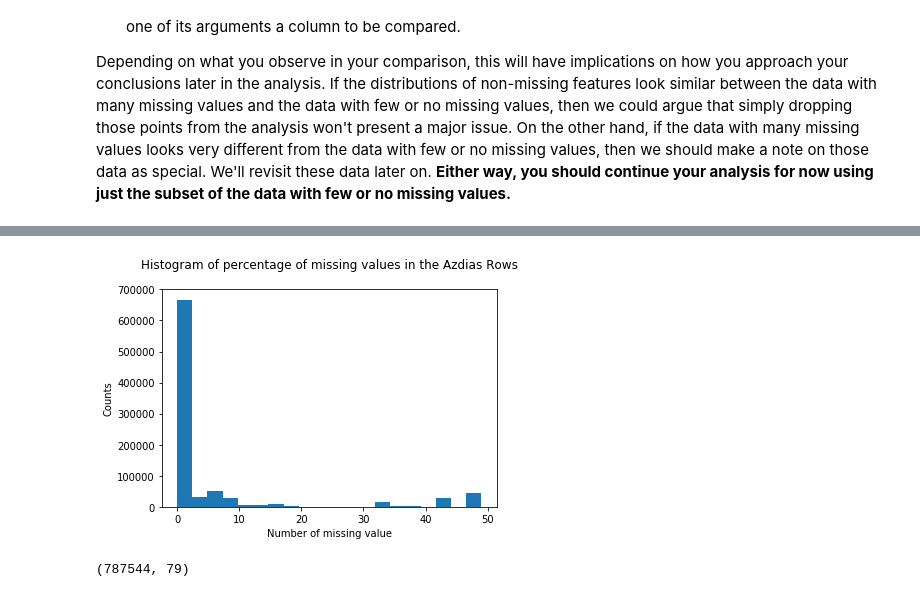
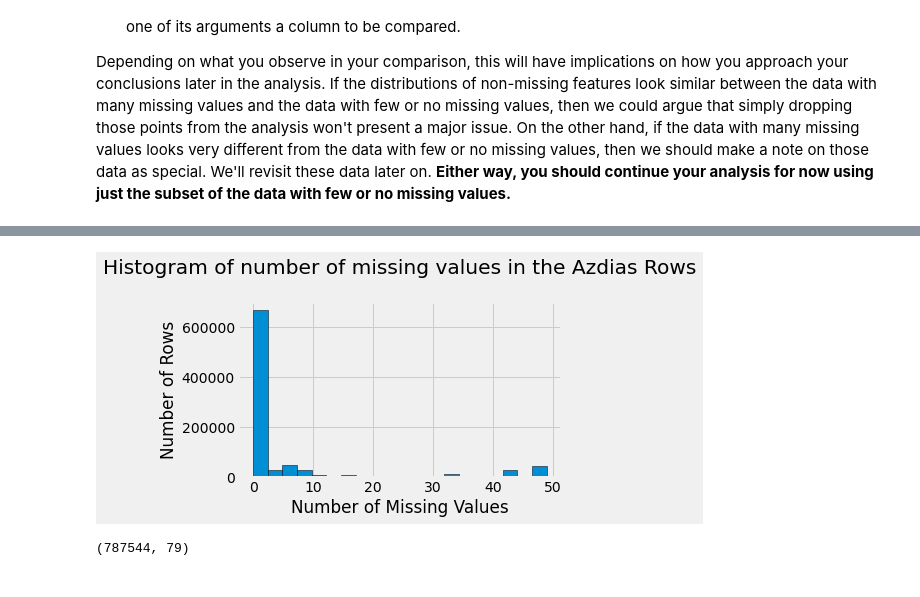
Before and after one commit to SaiManidevi/Identify-Customer-Segments---Unsupervised-Learning-Project, a Jupyter notebook: Identify_Customer_Segments_june_.ipynb, the cells around one changed output, grey strips where cells are left out. Saved outputs shown, nothing was run; the diff lists cells and outputs as text; code cells hidden in the pictures.

```diff
--- a/Identify_Customer_Segments_june_.ipynb
+++ b/Identify_Customer_Segments_june_.ipynb
@@ -119,14 +141,20 @@ Data type of missing_or_unknown column value before modifying: <class 'str'>
 # %%
+# Step 1 - Convert the feat_info column -'missing_or_unknown' from String/Object type to List of int values
+# Step 2 - After converting to List, for each 'attribute' in nan_azdias dataframe,
+# find the missing values and convert to NaNs
 for i, missing in enumerate(missing_unknown_col):
     # 1. Remove [ ] square brackets from each 'missing' string
     missing = missing.strip('[')
     missing = missing.strip(']')
     # 2. Convert the string to list using the string.split()
     missing = missing.split(',')
-    # 3. Convert all numbers as String to int in the list
-    missing = [int(missing_string) if (missing_string!='' and missing_string!='X' and missing_string!='XX') else missing_string for missing_string in missing]
-    # 4. Assign the modified list of missing_or_unknown values to feat_info's column
+    # 3. Convert all numbers which are Strings to int in the list
+    missing = [int(m) if (m != '' and m != 'X' and m != 'XX') else m for m in missing]
+    # 4. Assign the modified list of missing_or_unknown values to nan_feat_info's column
     nan_feat_info['missing_or_unknown'][i] = missing
-    nan_azdias = nan_azdias.replace({feat_info.iloc[i]['attribute']: missing}, np.nan)
+    # 5. Get the attribute at index i
+    attribute = nan_feat_info.iloc[i]['attribute']
+    # 6. In the nan_azdias dataframe, for each missing value replace it with NaN
+    nan_azdias[attribute] = nan_azdias[attribute].replace(missing, np.nan)
 # %%
 print(nan_feat_info.head())
@@ -213,0 +256,9 @@ plt.show()
+# %%
+plt.style.use("fivethirtyeight")
+colors = ['#1f77b4', '#ff7f0e', '#2ca02c', '#d62728', '#9467bd',
+          '#8c564b', '#e377c2', '#7f7f7f', '#bcbd22', '#17becf']
+percent_missing_per_column.plot.bar(color= colors, figsize=(20,10))
+plt.xlabel('Columns/Attributes of Azdias Data')
+plt.ylabel('Percent of missing values')
+plt.title('Graph of percentage of missing values in each Azdias Column')
+plt.show()
@@ -215,9 +268,9 @@ plt.show()
 # Remove the outlier columns from the dataset. (You'll perform other data
 # engineering tasks such as re-encoding and imputation later.)
 outlier_removed_azdias = nan_azdias.copy()
-print('The columns that are removed have a NAN % of greater than 20%\n')
+print('The columns that are removed have more than 20% of NaN/empty values\n')
 
-for i, (col_name, col_values) in enumerate(outlier_removed_azdias.iteritems()):
+for i, (col_name, col_values) in enumerate(nan_azdias.iteritems()):
     total_null_percent = col_values.isnull().sum()/len(col_values)*100
     if (total_null_percent > 20):
         print('Column Name:',col_name, 'Percentage of NAN:', total_null_percent)
@@ -291,11 +367,13 @@ Length: 891221, dtype: int64
 # %%
-plt.hist(missing_per_row, bins=20)
-plt.xlabel('Number of missing value')
-plt.ylabel('Counts')
-plt.title('Histogram of percentage of missing values in the Azdias Rows\n')
+plt.hist(missing_per_row, bins= 20, edgecolor = 'black')
+plt.title('Histogram of number of missing values in the Azdias Rows\n')
+plt.xlabel('Number of Missing Values')
+plt.ylabel('Number of Rows')
+
+plt.tight_layout()
 plt.show()
 # %% [output]
-[figure, old version]
+[figure, new version]
 # %%
 # Write code to divide the data into two subsets based on the number of missing
 # values in each row.
```
Also changed, not shown: parts of 33 cells of this notebook.
